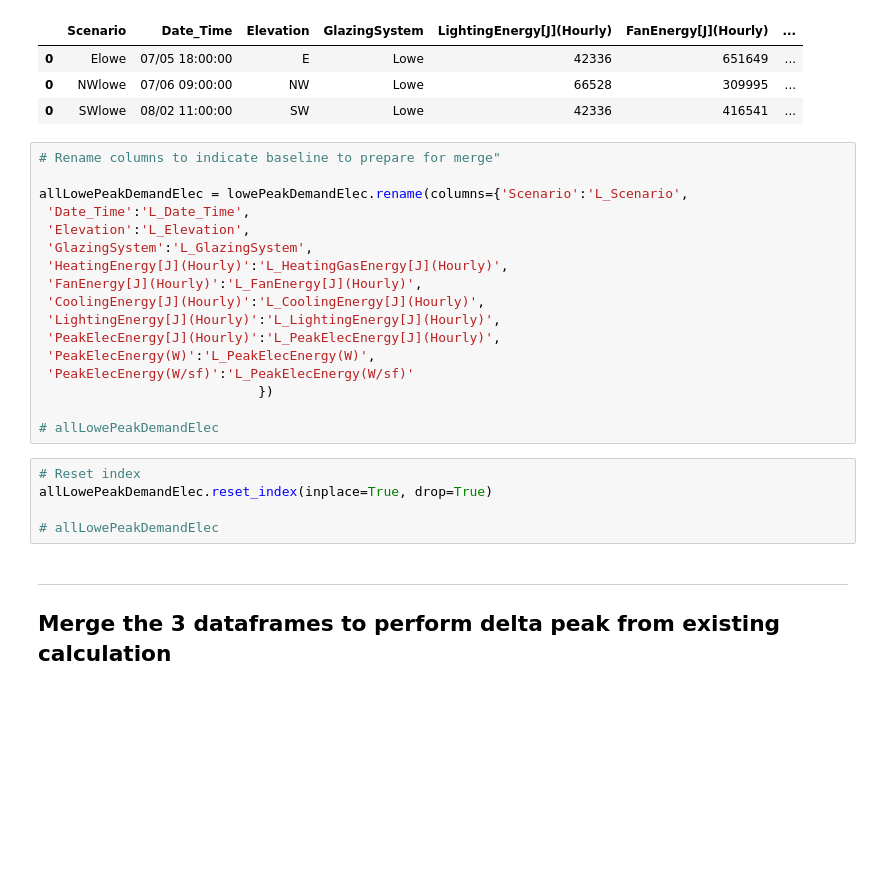
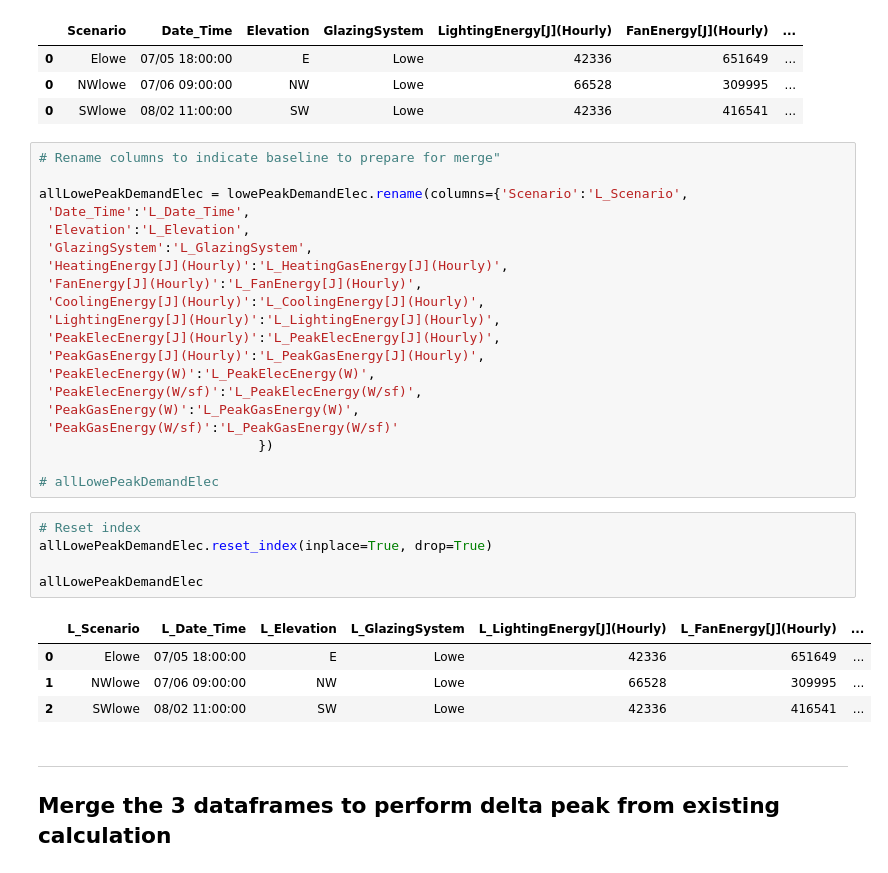
Before and after one commit to klharp/Eplus_Maine, a Jupyter notebook: MSP_RevisedHVAC-Scraper.ipynb, the cells around one changed output. Drawn from its saved outputs; the diff is of its cells as text; blank space fills up the shorter version.

Commit message:
fixed peak and html

```diff
--- a/MSP_RevisedHVAC-Scraper.ipynb
+++ b/MSP_RevisedHVAC-Scraper.ipynb
@@ -749,16 +756,24 @@ allLowePeakDemandElec = lowePeakDemandElec.rename(columns={'Scenario':'L_Scenari
  'CoolingEnergy[J](Hourly)':'L_CoolingEnergy[J](Hourly)',
  'LightingEnergy[J](Hourly)':'L_LightingEnergy[J](Hourly)',
  'PeakElecEnergy[J](Hourly)':'L_PeakElecEnergy[J](Hourly)',
+ 'PeakGasEnergy[J](Hourly)':'L_PeakGasEnergy[J](Hourly)',
  'PeakElecEnergy(W)':'L_PeakElecEnergy(W)',
- 'PeakElecEnergy(W/sf)':'L_PeakElecEnergy(W/sf)'
+ 'PeakElecEnergy(W/sf)':'L_PeakElecEnergy(W/sf)',
+ 'PeakGasEnergy(W)':'L_PeakGasEnergy(W)',
+ 'PeakGasEnergy(W/sf)':'L_PeakGasEnergy(W/sf)'
                             })
 
 # allLowePeakDemandElec
 # %%
 # Reset index
 allLowePeakDemandElec.reset_index(inplace=True, drop=True)
 
-# allLowePeakDemandElec
+allLowePeakDemandElec
+# %% [output]
+|  | L_Scenario | L_Date_Time | L_Elevation | L_GlazingSystem | L_LightingEnergy[J](Hourly) | L_FanEnergy[J](Hourly) | ... |
+| 0 | Elowe | 07/05 18:00:00 | E | Lowe | 42336 | 651649 | ... |
+| 1 | NWlowe | 07/06 09:00:00 | NW | Lowe | 66528 | 309995 | ... |
+| 2 | SWlowe | 08/02 11:00:00 | SW | Lowe | 42336 | 416541 | ... |
 # %% [markdown]
 ---
 ## Merge the 3 dataframes to perform delta peak from existing calculation
```
Also changed, not shown: parts of 11 cells of this notebook, 5 other files.
